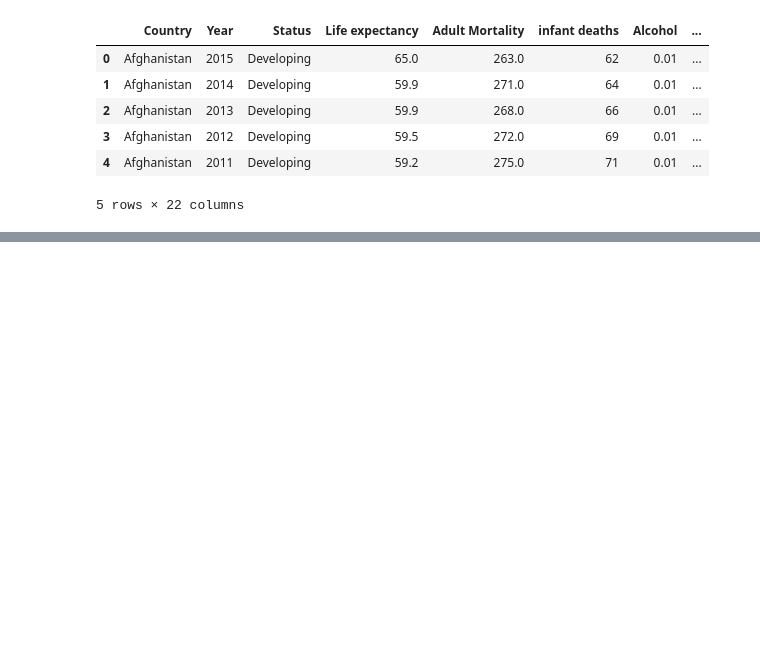
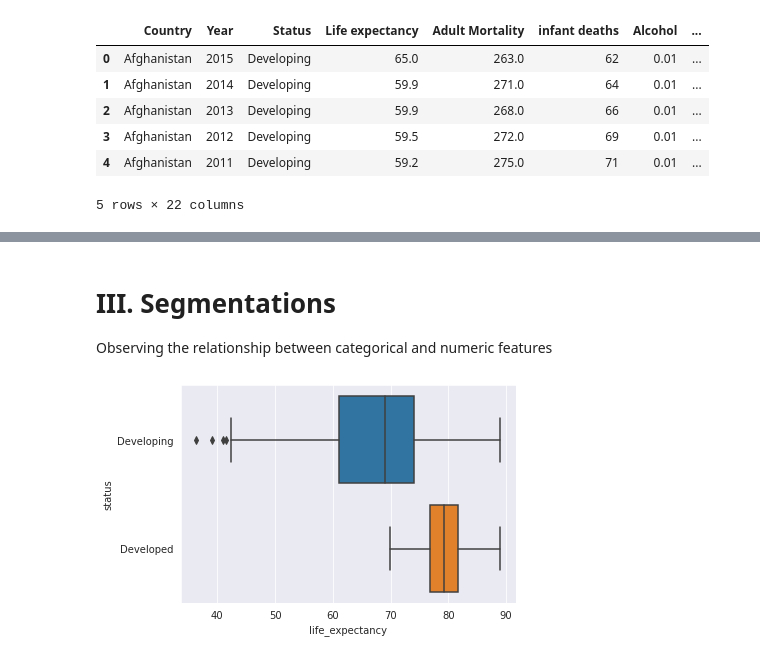
Before and after one commit to apache-21/Statistical_Analysis_factors_affecting_life_expectancy, a Jupyter notebook: exploratory_analysis/eda_on_life_expectancy_dataset.ipynb, the cells around one changed output, grey strips where cells are left out. Drawn from its saved outputs; the diff is of its cells as text; code cells hidden in the pictures; blank space fills up the shorter version.

```diff
--- a/exploratory_analysis/eda_on_life_expectancy_dataset.ipynb
+++ b/exploratory_analysis/eda_on_life_expectancy_dataset.ipynb
@@ -25,0 +117,10 @@ df.head()
+# %% [markdown]
+
+# III. Segmentations
+Observing the relationship between categorical and numeric features
+# %%
+# Segment life expectancy by status
+sns.boxplot(y='status', x='life_expectancy', data=df)
+plt.show()
+# %% [output]
+[figure, added]
```
Also changed, not shown: parts of 35 cells of this notebook, 2 other files.
